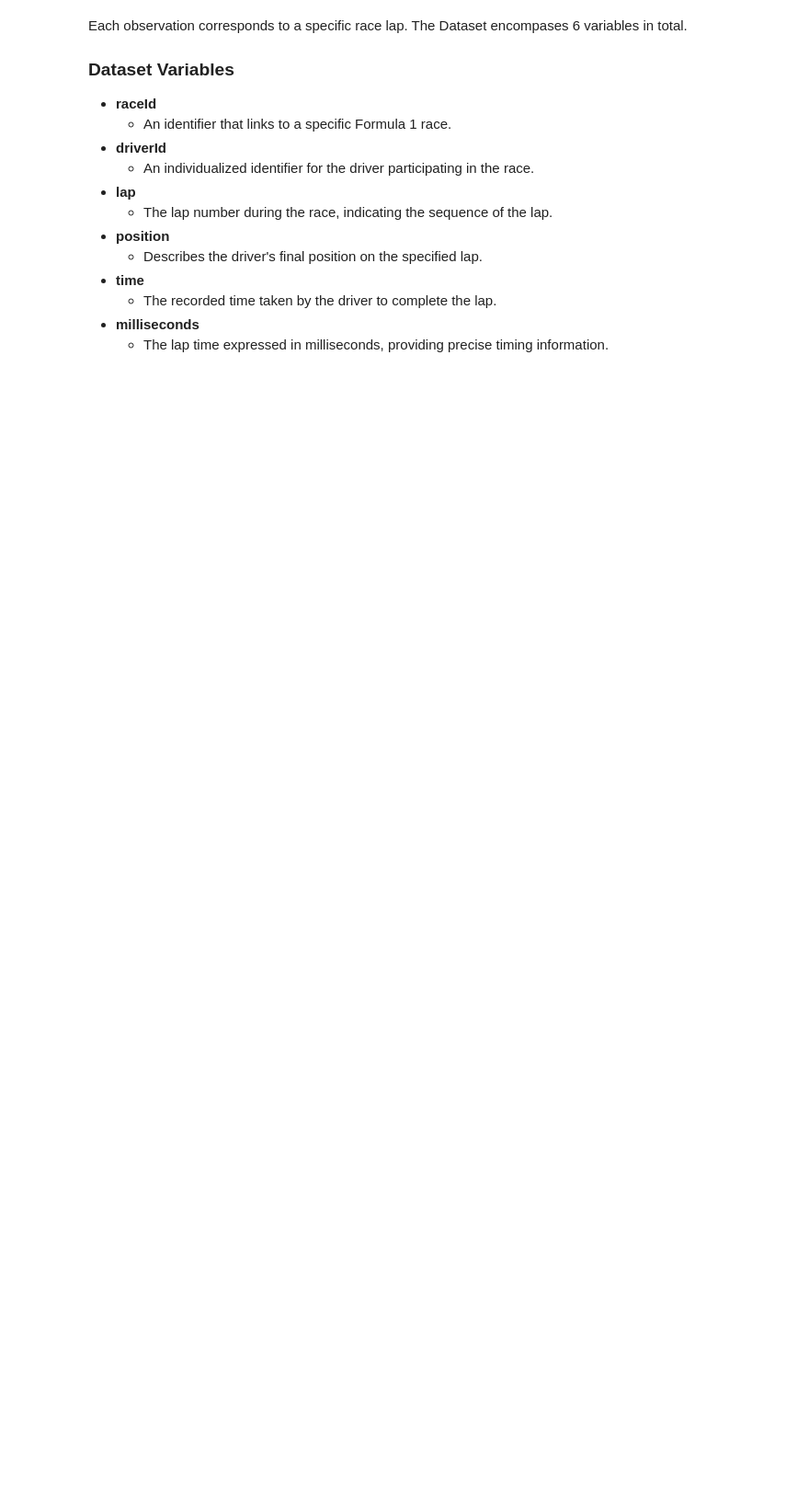
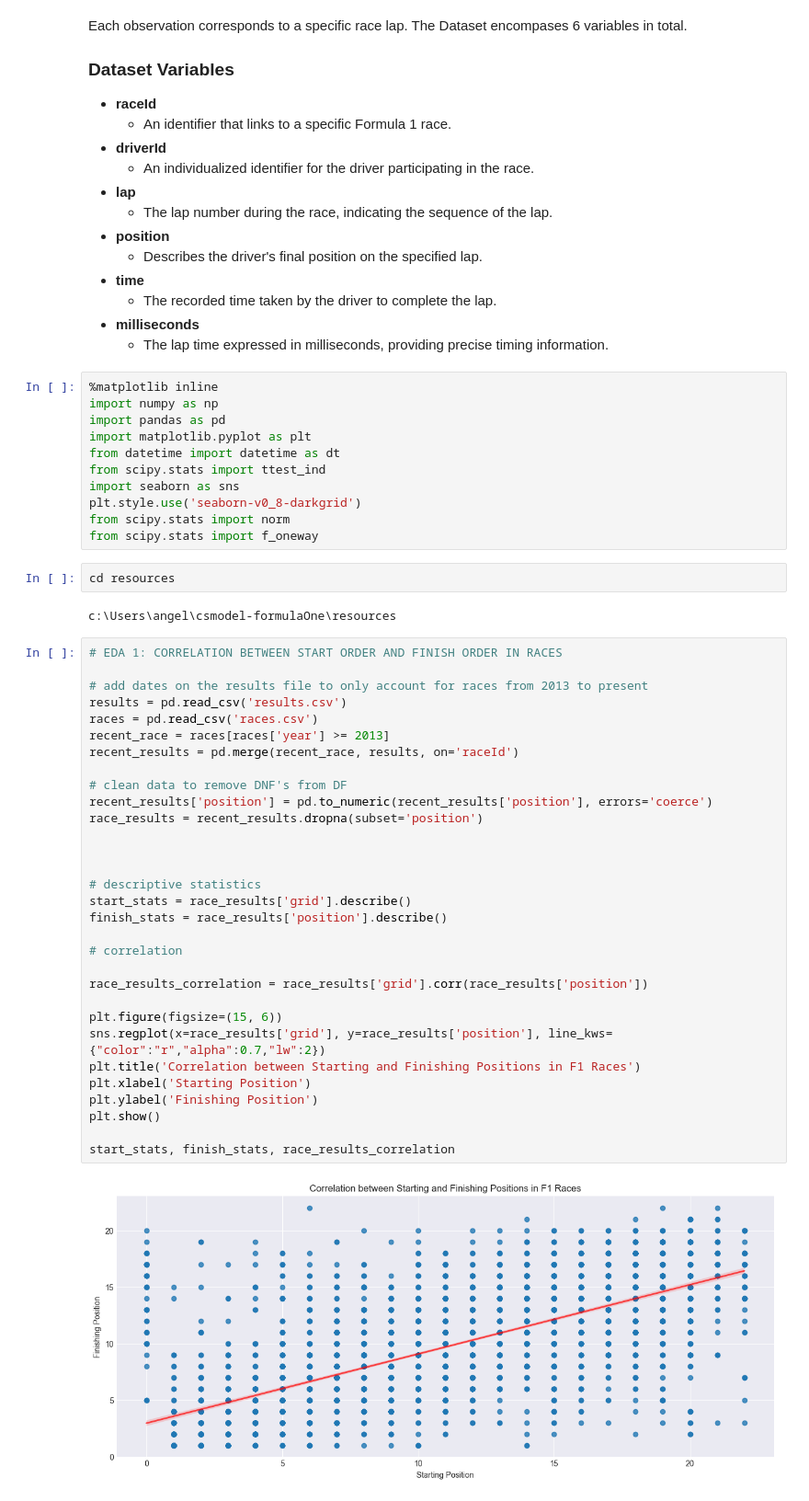
Before and after one commit to enzzzoooo/csmodel-formulaOne, a Jupyter notebook: CSMODEL_MCO_DATADESC.ipynb, the cells around one changed output. Shown at 92% size. Cells and saved outputs as stored; diff of their text form; blank space fills up the shorter version.

```diff
--- a/CSMODEL_MCO_DATADESC.ipynb
+++ b/CSMODEL_MCO_DATADESC.ipynb
@@ -214,3 +214,51 @@ The Race Lap Data Dataset is structured as a tabular format and contains a subst
     - The recorded time taken by the driver to complete the lap.
 - **milliseconds**
     - The lap time expressed in milliseconds, providing precise timing information.
+# %%
+%matplotlib inline
+import numpy as np
+import pandas as pd
+import matplotlib.pyplot as plt
+from datetime import datetime as dt
+from scipy.stats import ttest_ind
+import seaborn as sns
+plt.style.use('seaborn-v0_8-darkgrid')
+from scipy.stats import norm
+from scipy.stats import f_oneway
+# %%
+cd resources
+# %% [output]
+c:\Users\angel\csmodel-formulaOne\resources
+# %%
+# EDA 1: CORRELATION BETWEEN START ORDER AND FINISH ORDER IN RACES
+
+# add dates on the results file to only account for races from 2013 to present
+results = pd.read_csv('results.csv')
+races = pd.read_csv('races.csv')
+recent_race = races[races['year'] >= 2013]
+recent_results = pd.merge(recent_race, results, on='raceId')
+
+# clean data to remove DNF's from DF
+recent_results['position'] = pd.to_numeric(recent_results['position'], errors='coerce')
+race_results = recent_results.dropna(subset='position')
+
+
+
+# descriptive statistics
+start_stats = race_results['grid'].describe()
+finish_stats = race_results['position'].describe()
+
+# correlation
+
+race_results_correlation = race_results['grid'].corr(race_results['position'])
+
+plt.figure(figsize=(15, 6))
+sns.regplot(x=race_results['grid'], y=race_results['position'], line_kws={"color":"r","alpha":0.7,"lw":2})
+plt.title('Correlation between Starting and Finishing Positions in F1 Races')
+plt.xlabel('Starting Position')
+plt.ylabel('Finishing Position')
+plt.show()
+
+start_stats, finish_stats, race_results_correlation
+# %% [output]
+[figure, added]
```
Also changed, not shown: parts of 5 cells of this notebook.
